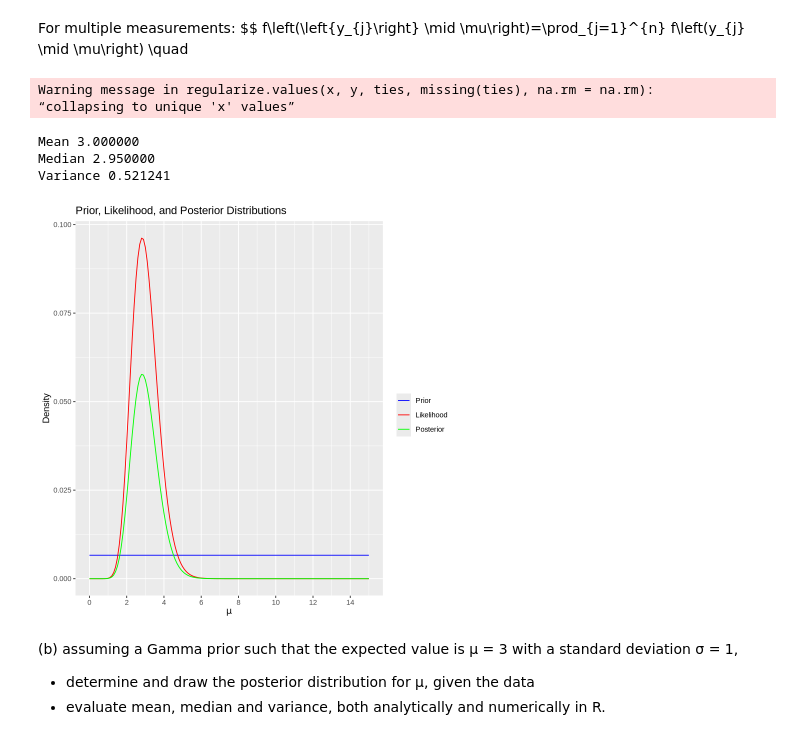
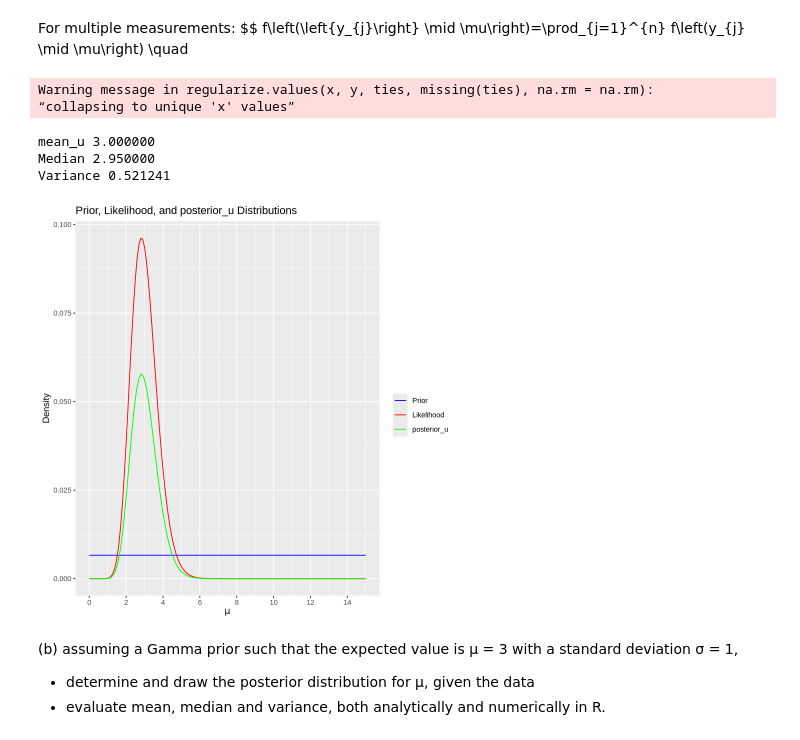
Before and after one commit to pietromalagoli/asp, a Jupyter notebook: code/lab03/Malagoli_Pietro_RLab03.ipynb, the cells around one changed output. Saved outputs shown, nothing was run; the diff lists cells and outputs as text; code cells hidden in the pictures.

```diff
--- a/code/lab03/Malagoli_Pietro_RLab03.ipynb
+++ b/code/lab03/Malagoli_Pietro_RLab03.ipynb
@@ -28,49 +28,49 @@ library(Hmisc)
 data = c(4, 1, 3, 1, 5, 3)
 mu_values = seq(0, max(data) + 10, by = 0.1)
 
 # Define the likelihood function for Poisson distribution
 likelihood = dpois(sum(data), lambda = mu_values * length(data))
 
 # Define the prior distribution (positive uniform)
 prior = replicate(length(mu_values), 1 / length(mu_values))
 #print(prior)
 
-# Define the posterior distribution (proportional to likelihood * prior)
-posterior = (likelihood * prior)
+# Define the posterior_u distribution (proportional to likelihood * prior)
+posterior_u = (likelihood * prior)
 
-# Normalize the posterior
-posterior = posterior/ sum(posterior)
+# Normalize the posterior_u
+posterior_u = posterior_u/ sum(posterior_u)
 
 # Organize the data in a dataframe
-df = data.frame(mu = mu_values, posterior = posterior, prior = prior, likelihood = likelihood)
+df = data.frame(mu = mu_values, posterior_u = posterior_u, prior = prior, likelihood = likelihood)
 #df
 ggplot(df, aes(x = mu, y = prior)) +
       ylim(0, max(likelihood)) +
       geom_line(aes(color = 'blue')) +
       geom_line(y = likelihood, aes(color = 'green')) +
-      geom_line(y = posterior, aes(color = 'red')) +
-      labs(title = "Prior, Likelihood, and Posterior Distributions",
+      geom_line(y = posterior_u, aes(color = 'red')) +
+      labs(title = "Prior, Likelihood, and posterior_u Distributions",
             x = expression(mu),
             y = "Density",
             color = "") +
-      scale_color_manual(values = c("blue", "red", "green"), labels = c("Prior", "Likelihood", "Posterior")) +
+      scale_color_manual(values = c("blue", "red", "green"), labels = c("Prior", "Likelihood", "posterior_u")) +
       scale_x_continuous(breaks = seq(0, 15, 2))
 
 # Calculate mean, median and variance analitically
-mean = wtd.mean(mu_values, posterior, normwt=TRUE)
-median = wtd.quantile(mu_values, posterior, probs=0.5, normwt=TRUE)
-var = wtd.var(mu_values, posterior, normwt=TRUE)
+mean_u = wtd.mean(mu_values, posterior_u, normwt=TRUE)
+median_u = wtd.quantile(mu_values, posterior_u, probs=0.5, normwt=TRUE)
+var_u = wtd.var(mu_values, posterior_u, normwt=TRUE)
 
-cat(sprintf("Mean %f\n", mean))
-cat(sprintf("Median %f\n", median))
-cat(sprintf("Variance %f\n", var))
+cat(sprintf("mean_u %f\n", mean_u))
+cat(sprintf("Median %f\n", median_u))
+cat(sprintf("Variance %f\n", var_u))
 # %% [output]
 Warning message in regularize.values(x, y, ties, missing(ties), na.rm = na.rm):
 “collapsing to unique 'x' values”
-Mean 3.000000
+mean_u 3.000000
 Median 2.950000
 Variance 0.521241
-[figure, old version]
+[figure, new version]
 # %% [markdown]
 (b) assuming a Gamma prior such that the expected value is µ = 3 with a standard
 deviation σ = 1,
```
Also changed, not shown: parts of 2 cells of this notebook.
